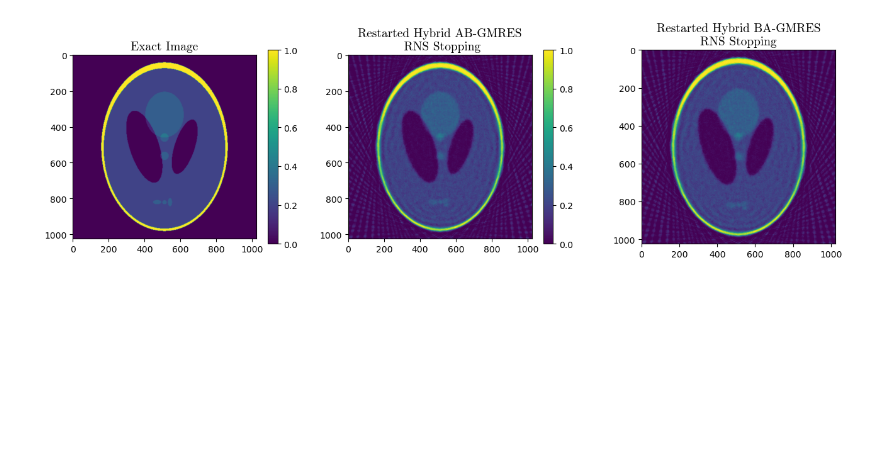
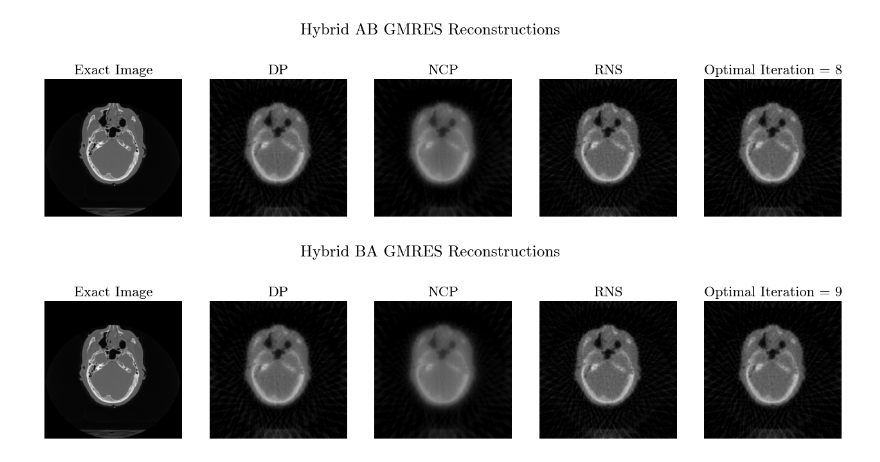
Before and after one commit to rbentley5/Hybrid-ABBA-GMRES-Toolbox, a Jupyter notebook: large_example.ipynb, the cells around one changed output. Drawn from its saved outputs; the diff is of its cells as text; code cells hidden in the pictures; blank space fills up the shorter version.

```diff
--- a/large_example.ipynb
+++ b/large_example.ipynb
@@ -73,11 +77,13 @@ plt.show()
 # %%
-A       = fp_astra(ct)     # The forward projector
-B       = bp_astra(ct)     # The back projector
+iter    = 100              # Maximum number of iterations
+p = 0
 
-iter    = 100               # Maximum number of iterations
+X_AB, R_AB = hybrid_AB_GMRES(A,B,b,iter,ct.m, ct.n, ct.num_angles, p = p, regparam= 0, delta = delta)
+X_AB_l, R_AB_l = hybrid_AB_GMRES(A,B,b,iter,ct.m, ct.n, ct.num_angles, p = p, regparam= 'lcurve', delta = delta)
+X_AB_g, R_AB_g = hybrid_AB_GMRES(A,B,b,iter, ct.m, ct.n, ct.num_angles, p = p, regparam = 'gcv', delta = delta)
 
-AB_X_lcurve, AB_R_lcurve,_= hybrid_AB_GMRES(A,B,b,iter,ct.m, ct.n, ct.num_angles, regparam='lcurve', p=0)
-
-BA_X_lcurve, BA_R_lcurve= hybrid_BA_GMRES(A,B,b,iter,ct.m, ct.n, ct.num_angles, regparam= 'lcurve', p=0)
+X_BA, R_BA = hybrid_BA_GMRES(A,B,b,iter,ct.m, ct.n, ct.num_angles, p = p, regparam= 0, delta = delta)
+X_BA_l, R_BA_l = hybrid_BA_GMRES(A,B,b,iter,ct.m, ct.n, ct.num_angles, p = p, regparam= 'lcurve', delta = delta)
+X_BA_g, R_BA_g = hybrid_BA_GMRES(A,B,b,iter, ct.m, ct.n, ct.num_angles, p = p, regparam = 'gcv', delta = delta)
 # %% [output]
 Hybrid-AB-GMRES is running
@@ -138,16 +219,17 @@ plt.show()
 # %%
 regparam = 'lcurve'
+iter = 100
 p = 0
 
 X_BA, R_BA = hybrid_BA_GMRES(A, B, b, iter, ct.m, ct.n, ct.num_angles, p = p, regparam=regparam)
-X_AB, R_AB, _ = hybrid_AB_GMRES(A, B, b, iter, ct.m, ct.n, ct.num_angles, p = p, regparam=regparam)
+X_AB, R_AB = hybrid_AB_GMRES(A, B, b, iter, ct.m, ct.n, ct.num_angles, p = p, regparam=regparam)
 
 # Using DP as the stopping rule
 # -------------------------------
 stop_rule   = 'DP'          # The stopping criteria, DP = discrepancy principal
 delta         = np.std(e)     # The noise level, when using DP as stopping criteria
 X_BA_dp, R_BA_dp = hybrid_BA_GMRES(A, B, b, iter, ct.m, ct.n, ct.num_angles, stop_rule = stop_rule, delta = delta, p = p, regparam=regparam)
-X_AB_dp, R_AB_dp, = hybrid_AB_GMRES(A, B, b, iter, ct.m, ct.n, ct.num_angles, stop_rule = stop_rule, delta = delta, p = p, regparam=regparam)
+X_AB_dp, R_AB_dp = hybrid_AB_GMRES(A, B, b, iter, ct.m, ct.n, ct.num_angles, stop_rule = stop_rule, delta = delta, p = p, regparam=regparam)
 
 # Using NCP as the stopping rule
 # -------------------------------
@@ -285,16 +379,40 @@ plt.show()
 # %%
-xmin = np.min(X,)
-xmax = np.max(X,)
-fig, axs = plt.subplots(1,3, figsize=(16,4))
-im0 = axs[0].imshow(X,vmin=xmin,vmax=xmax)
-axs[0].set_title("Exact Image",fontname='cmr10',fontsize=14)
-plt.colorbar(im0, ax=axs[0])
-im1 = axs[1].imshow(X_AB_rns[:,-1].reshape(num_pixels,num_pixels),vmin=xmin,vmax=xmax)
-axs[1].set_title("Restarted Hybrid AB-GMRES\n RNS Stopping",fontname='cmr10',fontsize=14)
-plt.colorbar(im1, ax=axs[1])
-im2 = axs[2].imshow(X_BA_rns[:,-1].reshape(num_pixels,num_pixels),vmin=xmin,vmax=xmax)
-axs[2].set_title("Restarted Hybrid BA-GMRES\nRNS Stopping",fontname='cmr10',fontsize=14)
+fig, axs = plt.subplots(1,5, figsize=(16,4))
+xmin = np.min(X)
+xmax = np.max(X)
+im0 = axs[0].imshow(X,vmin=xmin,vmax=xmax, cmap = 'gray')
+axs[0].set_title("Exact Image",fontname='cmr10',fontsize=16)
+im1 = axs[1].imshow(X_AB_dp[:,idx_AB_dp].reshape(num_pixels,num_pixels),vmin=xmin,vmax=xmax, cmap = 'gray')
+axs[1].set_title("DP",fontname='cmr10',fontsize=16)
+im2 = axs[2].imshow(X_AB_ncp[:,idx_AB_ncp].reshape(num_pixels,num_pixels),vmin=xmin,vmax=xmax, cmap = 'gray')
+axs[2].set_title("NCP",fontname='cmr10',fontsize=16)
+im3 = axs[3].imshow(X_AB_rns[:,idx_AB_rns].reshape(num_pixels,num_pixels),vmin=xmin,vmax=xmax, cmap = 'gray')
+axs[3].set_title("RNS",fontname='cmr10',fontsize=16)
+im4 = axs[4].imshow(X_AB[:,idx_AB].reshape(num_pixels,num_pixels),vmin=xmin,vmax=xmax, cmap = 'gray')
+axs[4].set_title("Optimal Iteration = "+str(idx_AB),fontname='cmr10',fontsize=16)
+for ax in axs:
+    ax.axis('off')
+fig.suptitle("Hybrid AB GMRES Reconstructions", fontsize=18, fontname="cmr10")
 
+plt.show
+
+fig, axs = plt.subplots(1,5, figsize=(16,4))
+xmin = np.min(X)
+xmax = np.max(X)
+im0 = axs[0].imshow(X,vmin=xmin,vmax=xmax, cmap = 'gray')
+axs[0].set_title("Exact Image",fontname='cmr10',fontsize=16)
+im1 = axs[1].imshow(X_BA_dp[:,idx_BA_dp].reshape(num_pixels,num_pixels),vmin=xmin,vmax=xmax, cmap = 'gray')
+axs[1].set_title("DP",fontname='cmr10',fontsize=16)
+im2 = axs[2].imshow(X_BA_ncp[:,idx_BA_ncp].reshape(num_pixels,num_pixels),vmin=xmin,vmax=xmax, cmap = 'gray')
+axs[2].set_title("NCP",fontname='cmr10',fontsize=16)
+im3 = axs[3].imshow(X_BA_rns[:,idx_BA_rns].reshape(num_pixels,num_pixels),vmin=xmin,vmax=xmax, cmap = 'gray')
+axs[3].set_title("RNS",fontname='cmr10',fontsize=16)
+im4 = axs[4].imshow(X_BA[:,idx_BA].reshape(num_pixels,num_pixels),vmin=xmin,vmax=xmax, cmap = 'gray')
+axs[4].set_title("Optimal Iteration = "+str(idx_BA),fontname='cmr10',fontsize=16)
+for ax in axs:
+    ax.axis('off')
+fig.suptitle("Hybrid BA GMRES Reconstructions", fontsize=18, fontname="cmr10")
 plt.show()
 # %% [output]
-[figure, old version]
+[figure, new version]
+[figure, added]
```
Also changed, not shown: parts of 10 cells of this notebook, 8 other files.
